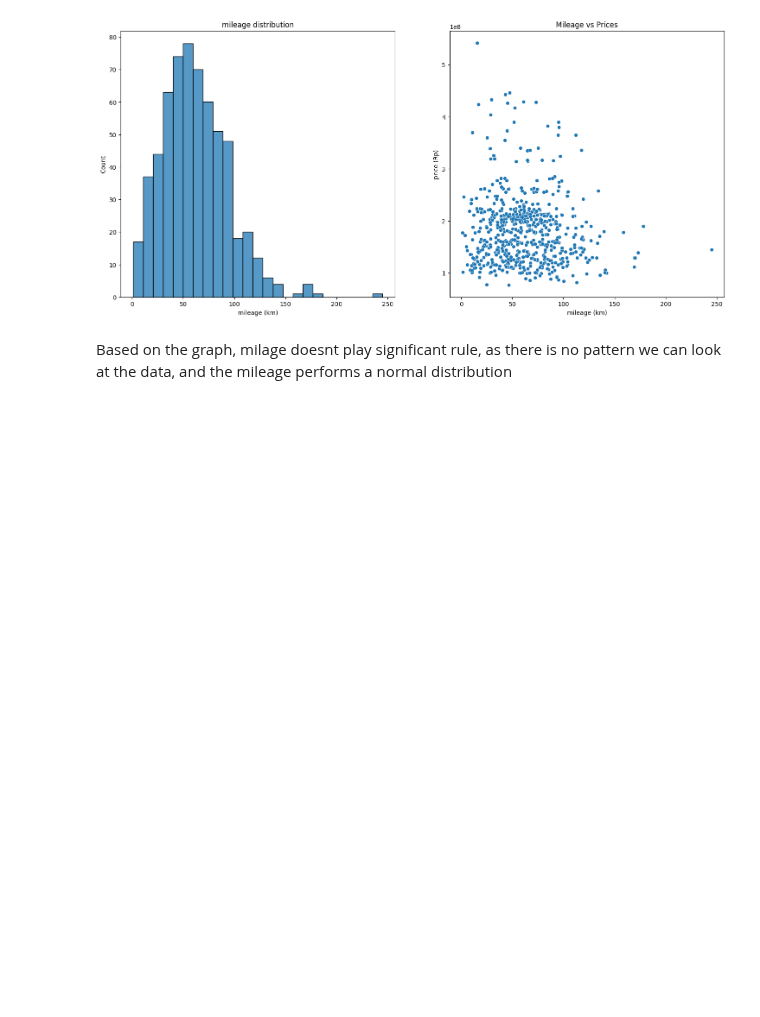
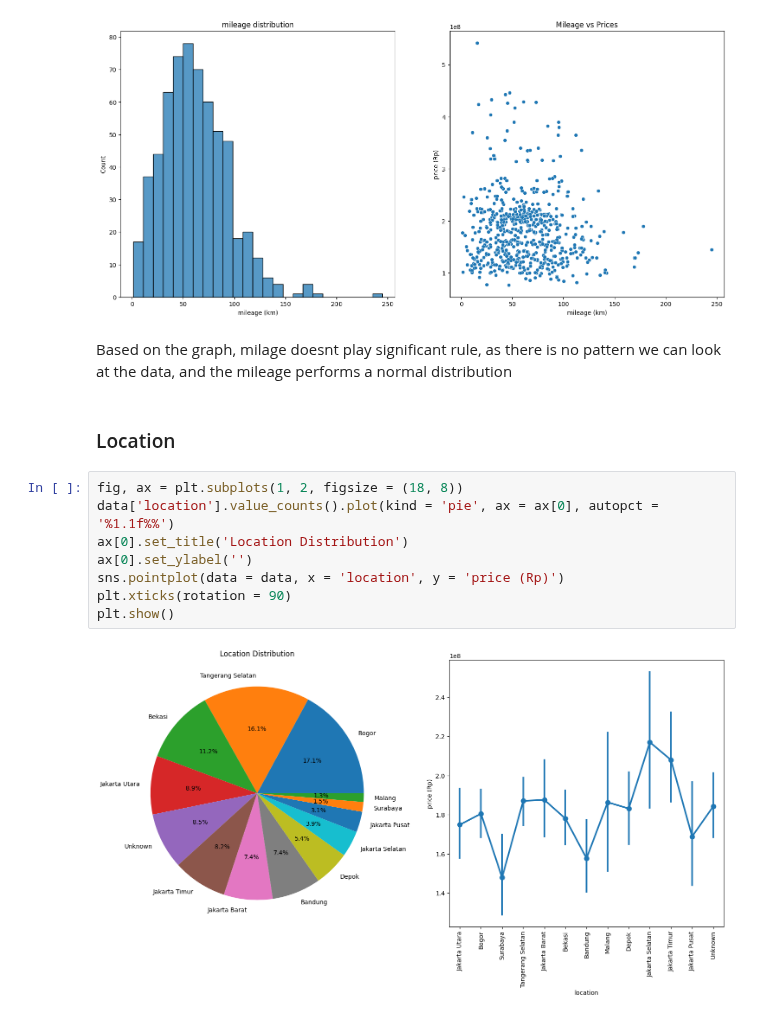
Before and after one commit to JonathanSuryaS/AOL---Machine-Learning, a Jupyter notebook: car.ipynb, the cells around one changed output. Saved outputs shown, nothing was run; the diff lists cells and outputs as text; blank space fills up the shorter version.

```diff
--- a/car.ipynb
+++ b/car.ipynb
@@ -158,3 +158,15 @@ plt.show()
 [figure]
 # %% [markdown]
 Based on the graph, milage doesnt play significant rule, as there is no pattern we can look at the data, and the mileage performs a normal distribution
+# %% [markdown]
+### Location
+# %%
+fig, ax = plt.subplots(1, 2, figsize = (18, 8))
+data['location'].value_counts().plot(kind = 'pie', ax = ax[0], autopct = '%1.1f%%')
+ax[0].set_title('Location Distribution')
+ax[0].set_ylabel('')
+sns.pointplot(data = data, x = 'location', y = 'price (Rp)')
+plt.xticks(rotation = 90)
+plt.show()
+# %% [output]
+[figure, added]
```
